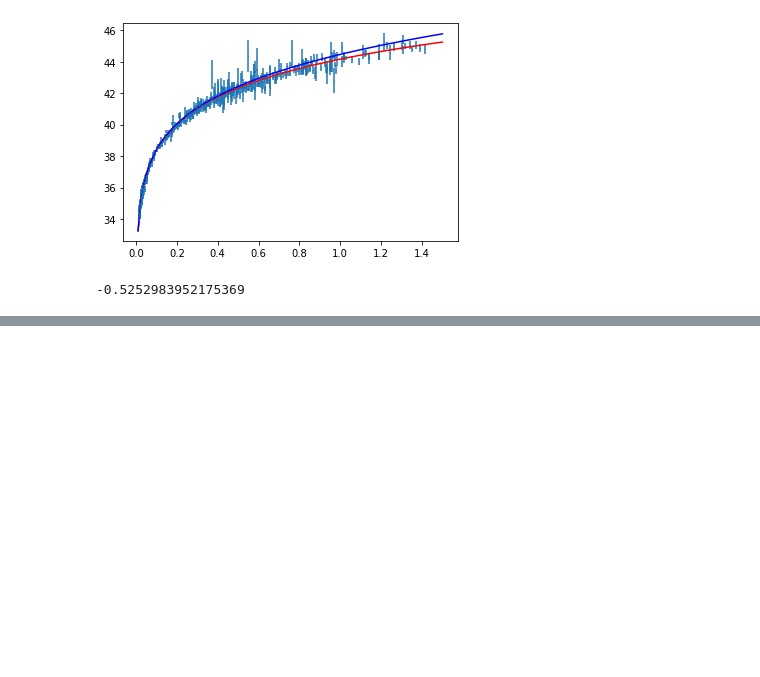
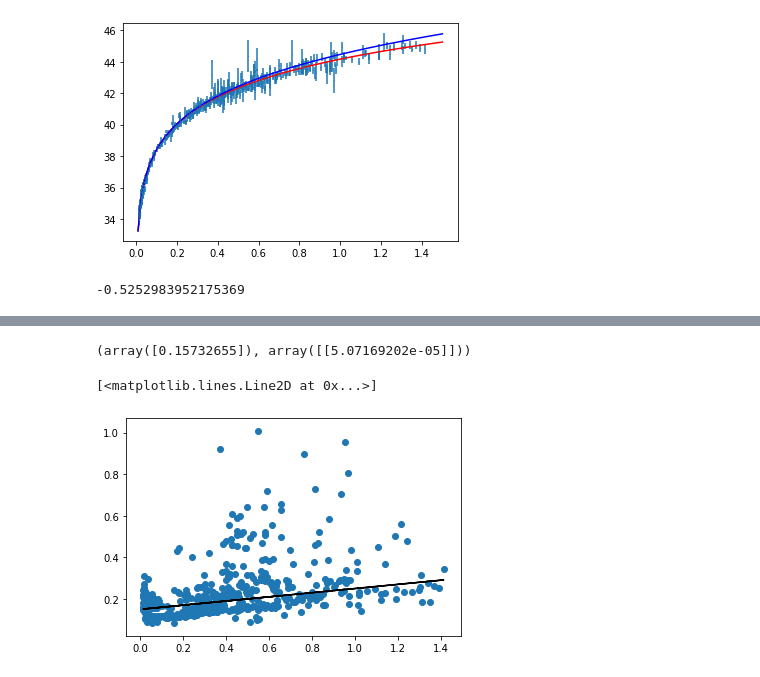
Before and after one commit to mjohnsonperimeter/cosmology_2019, a Jupyter notebook: SN_tutorial.ipynb, the cells around one changed output, grey strips where cells are left out. Drawn from its saved outputs; the diff is of its cells as text; code cells hidden in the pictures; blank space fills up the shorter version.

```diff
--- a/SN_tutorial.ipynb
+++ b/SN_tutorial.ipynb
@@ -167,0 +169,7 @@ omegas[minindex]
+# %%
+def dm_func(zs, omega_ch2s):
+  pars.set_cosmology(H0=H_0, ombh2=omega_bh2, omch2=omega_ch2s, mnu=nu_mass, omk=omega_k)
+  results = camb.get_background(pars)
+  DL = results.luminosity_distance(zs)
+  dm = 5.*np.log10(DL/(1e-5))
+  return dm
@@ -167,0 +199,12 @@ omegas[minindex]
+# %%
+import scipy.optimize as optimization
+
+optimization.curve_fit(dm_func, z_data, mag_data, np.array([0.12]), error_data)
+# %% [output]
+(array([0.15732655]), array([[5.07169202e-05]]))
+# %%
+plt.scatter(z_data,error_data)
+plt.plot(z_data,.1*z_data+.15,'k-')
+# %% [output]
+[<matplotlib.lines.Line2D at 0x...>]
+[figure, added]
```
Also changed, not shown: parts of 7 cells of this notebook.
